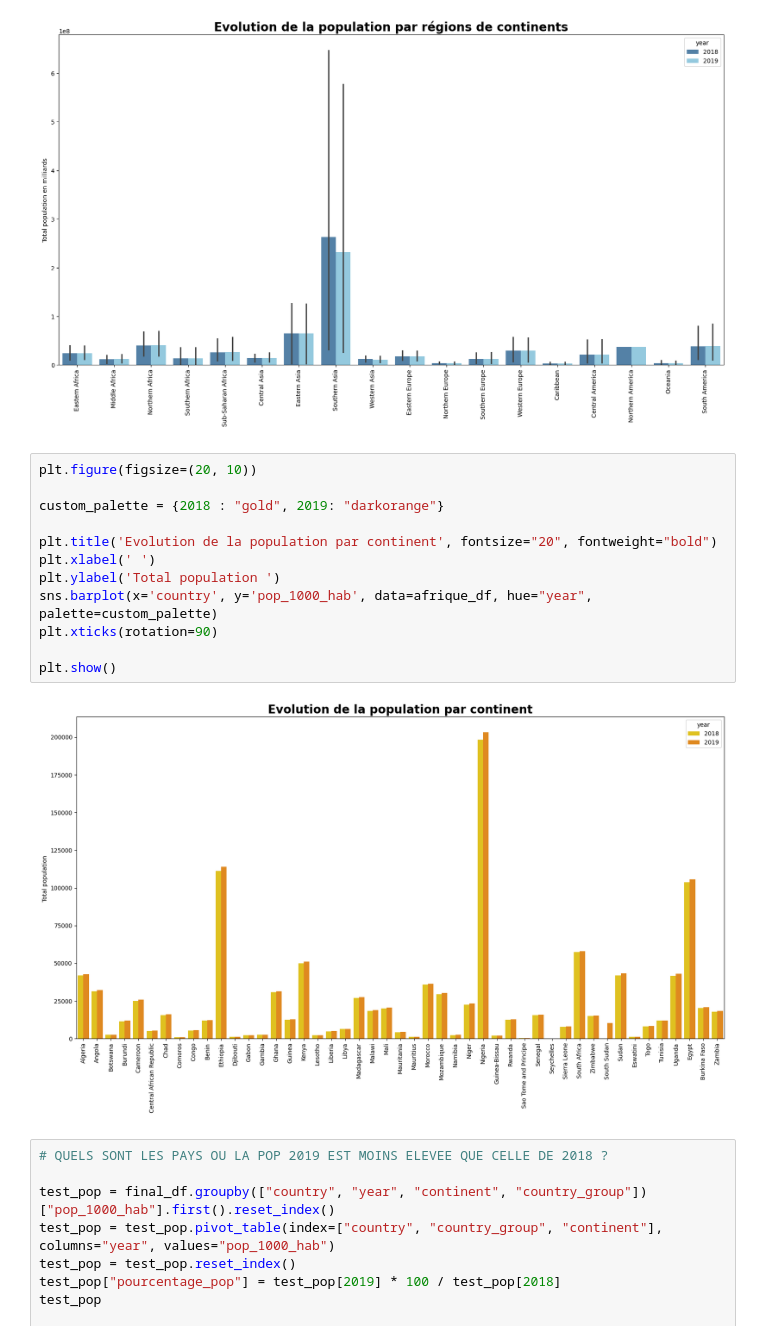
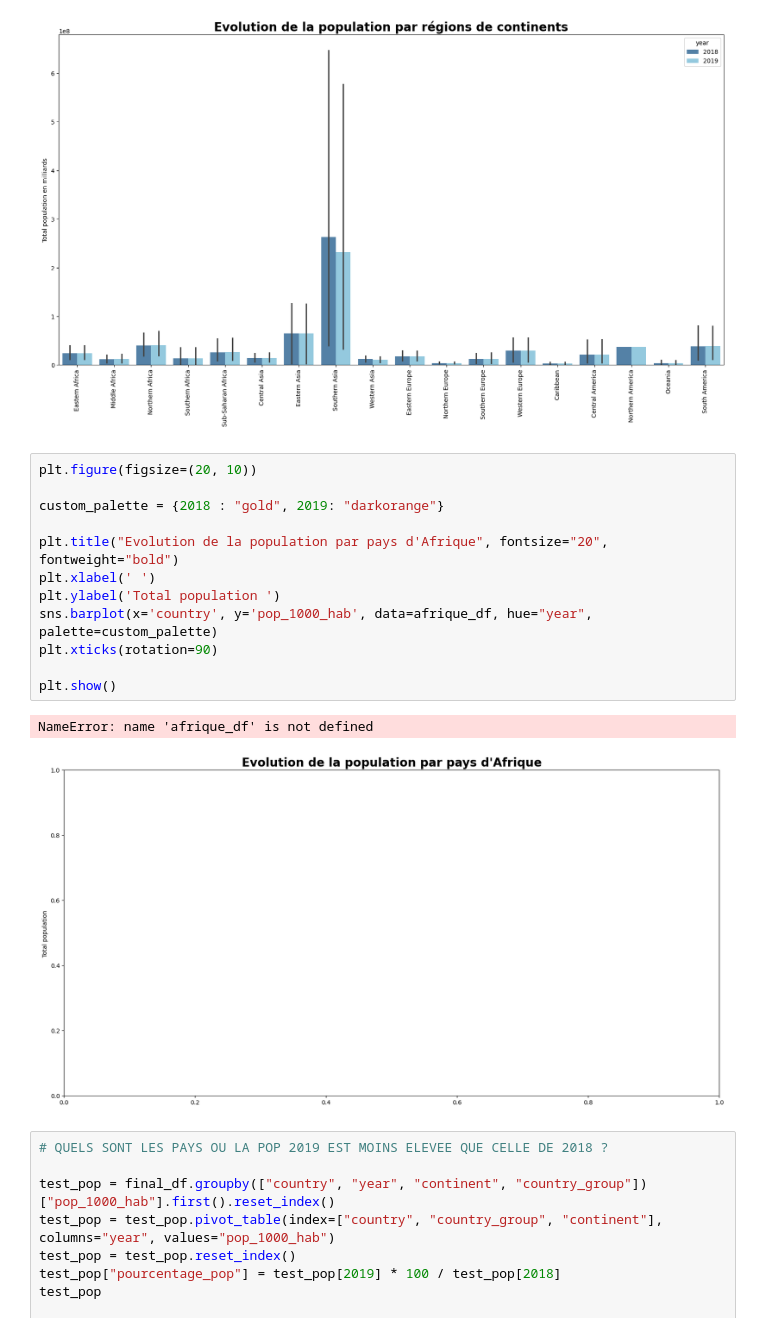
Before and after one commit to t7bo/pandas_fao, a Jupyter notebook: main.ipynb, the cells around one changed output. Drawn from its saved outputs; the diff is of its cells as text.

```diff
--- a/main.ipynb
+++ b/main.ipynb
@@ -1028,17 +1071,18 @@ plt.show()
 # %%
 plt.figure(figsize=(20, 10))
 
 custom_palette = {2018 : "gold", 2019: "darkorange"}
 
-plt.title('Evolution de la population par continent', fontsize="20", fontweight="bold")
+plt.title("Evolution de la population par pays d'Afrique", fontsize="20", fontweight="bold")
 plt.xlabel(' ')
 plt.ylabel('Total population ')
 sns.barplot(x='country', y='pop_1000_hab', data=afrique_df, hue="year", palette=custom_palette)
 plt.xticks(rotation=90)
 
 plt.show()
 # %% [output]
+NameError: name 'afrique_df' is not defined
-[figure, old version]
+[figure, new version]
 # %%
 # QUELS SONT LES PAYS OU LA POP 2019 EST MOINS ELEVEE QUE CELLE DE 2018 ?
 
```
Also changed, not shown: parts of 16 cells of this notebook, 3 other files.
